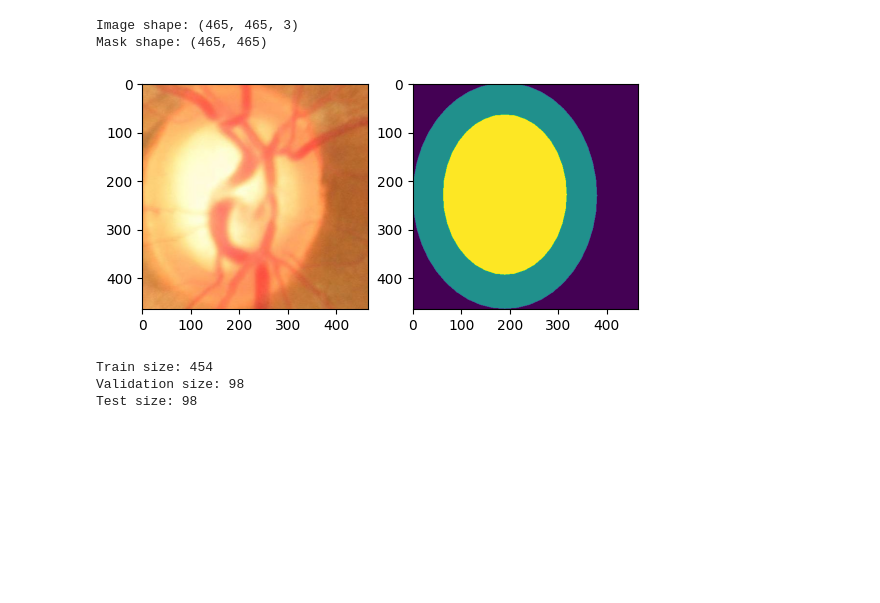
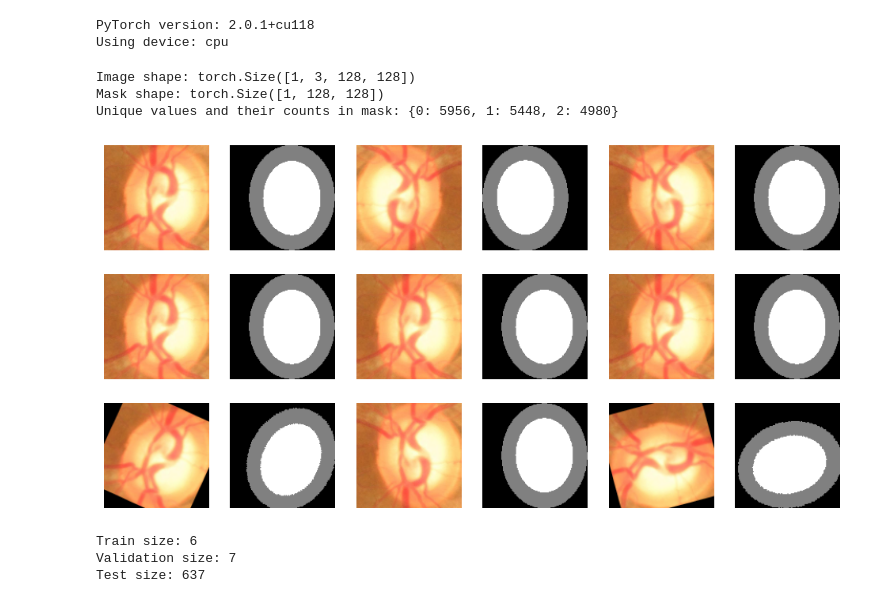
Before and after one commit to AkosKappel/DP-GlaucomaSegmentation, a Jupyter notebook: training/basic_unet.ipynb, the cells around one changed output. Cells and saved outputs as stored; diff of their text form; code cells hidden in the pictures; blank space fills up the shorter version.

```diff
--- a/training/basic_unet.ipynb
+++ b/training/basic_unet.ipynb
@@ -14,31 +19,62 @@ from utils.datasets import OrigaDataset, load_origa
 # %%
 IMAGE_DIR = '../data/ORIGA/Images_Cropped'
 MASK_DIR = '../data/ORIGA/Masks_Cropped'
-IMAGE_HEIGHT = 256
-IMAGE_WIDTH = 256
-BATCH_SIZE = 16
+IMAGE_HEIGHT = 128
+IMAGE_WIDTH = 128
+BATCH_SIZE = 4
 LEARNING_RATE = 1e-4
-EPOCHS = 10
+EPOCHS = 5
 DEVICE = 'cuda' if torch.cuda.is_available() else 'cpu'
+PIN_MEMORY = True if DEVICE == 'cuda' else False
+WANDB = False
+
+print(f'PyTorch version: {torch.__version__}')
+print(f'Using device: {DEVICE}')
+# %% [output]
+PyTorch version: 2.0.1+cu118
+Using device: cpu
-# %%
-example_ds = OrigaDataset(IMAGE_DIR, MASK_DIR, os.listdir(IMAGE_DIR)[:3])
-example_image, example_mask = next(iter(example_ds))
-print(f'Image shape: {example_image.shape}')
-print(f'Mask shape: {example_mask.shape}')
-
-fig, ax = plt.subplots(1, 2)
-ax[0].imshow(example_image)
-ax[1].imshow(example_mask)
-plt.show()
-# %% [output]
-Image shape: (465, 465, 3)
-Mask shape: (465, 465)
-[figure, removed]
+# %%
+example_ds = OrigaDataset(IMAGE_DIR, MASK_DIR, os.listdir(IMAGE_DIR)[:1], A.Compose([
+    A.Resize(height=IMAGE_HEIGHT, width=IMAGE_WIDTH),
+    A.HorizontalFlip(p=0.5),
+    A.VerticalFlip(p=0.5),
+    A.RandomRotate90(p=1.0),  # rotate by 0, 90, 180, or 270 degrees
+    A.Rotate(limit=30, p=0.33, border_mode=cv.BORDER_CONSTANT),
+    A.Normalize(mean=[0.0, 0.0, 0.0], std=[1.0, 1.0, 1.0]),
+    ToTensorV2()
+]))
+example_loader = DataLoader(example_ds, batch_size=1, shuffle=True)
+
+example_image, example_mask = next(iter(example_loader))
+print(f'Image shape: {example_image.shape}')
+print(f'Mask shape: {example_mask.shape}')
+
+unique, counts = np.unique(example_mask, return_counts=True)
+print(f'Unique values and their counts in mask: {dict(zip(unique, counts))}')
+
+# Plot example augmented images and masks
+fig, ax = plt.subplots(3, 6, figsize=(12, 6))
+ax = ax.ravel()
+for i in range(0, 3 * 6, 2):
+    image, mask = next(iter(example_loader))
+    image = image.squeeze().permute(1, 2, 0).numpy()
+    mask = mask.squeeze().numpy()
+    ax[i].imshow(image)
+    ax[i].axis('off')
+    ax[i + 1].imshow(mask, cmap='gray')
+    ax[i + 1].axis('off')
+plt.show()
+# %% [output]
+Image shape: torch.Size([1, 3, 128, 128])
+Mask shape: torch.Size([1, 128, 128])
+Unique values and their counts in mask: {0: 5956, 1: 5448, 2: 4980}
+[figure, added]
 # %%
 train_transform = A.Compose([
     A.Resize(height=IMAGE_HEIGHT, width=IMAGE_WIDTH),
     A.HorizontalFlip(p=0.5),
     A.VerticalFlip(p=0.5),
+    A.RandomRotate90(p=1.0),
     A.Rotate(limit=30, p=0.25, border_mode=cv.BORDER_CONSTANT),
     A.Normalize(mean=[0.0, 0.0, 0.0], std=[1.0, 1.0, 1.0]),
     ToTensorV2()
@@ -52,7 +88,8 @@ val_transform = A.Compose([
 
 train_ds, val_ds, test_ds = load_origa(
     IMAGE_DIR, MASK_DIR, train_transform, val_transform, val_transform,
-    train_size=0.7, val_size=0.15, test_size=0.15,
+    # train_size=0.7, val_size=0.15, test_size=0.15,
+    train_size=0.01, val_size=0.01, test_size=0.98,
 )
 
 print(f'Train size: {len(train_ds)}')
@@ -63,6 +100,6 @@ train_loader = DataLoader(train_ds, batch_size=BATCH_SIZE, shuffle=True)
 val_loader = DataLoader(val_ds, batch_size=BATCH_SIZE, shuffle=False)
 test_loader = DataLoader(test_ds, batch_size=BATCH_SIZE, shuffle=False)
 # %% [output]
-Train size: 454
-Validation size: 98
-Test size: 98
+Train size: 6
+Validation size: 7
+Test size: 637
```
Also changed, not shown: parts of 5 cells of this notebook, 2 other files.
